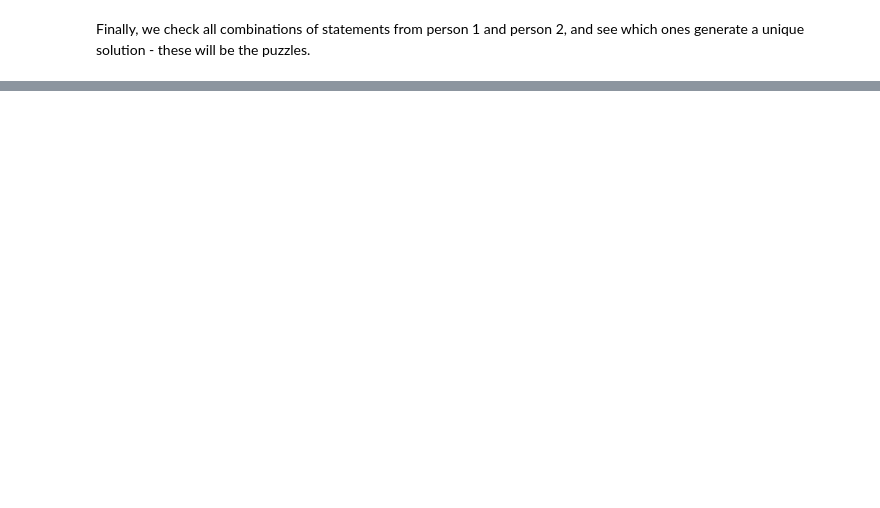
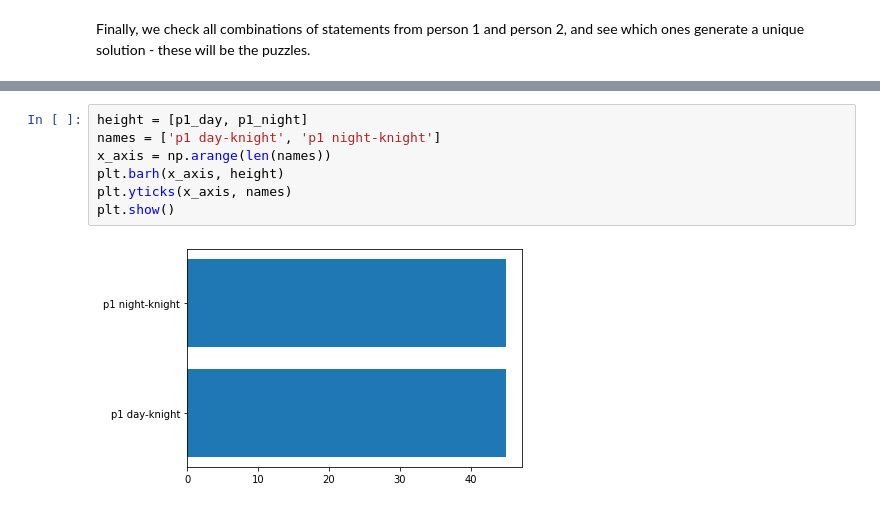
Before and after one commit to dmackinnon1/pynotes, a Jupyter notebook: Subterranea.ipynb, the cells around one changed output, grey strips where cells are left out. Saved outputs shown, nothing was run; the diff lists cells and outputs as text; blank space fills up the shorter version.

```diff
--- a/Subterranea.ipynb
+++ b/Subterranea.ipynb
@@ -215,0 +367,9 @@ We generated 74 puzzles.
+# %%
+height = [p1_day, p1_night]
+names = ['p1 day-knight', 'p1 night-knight']
+x_axis = np.arange(len(names))
+plt.barh(x_axis, height)
+plt.yticks(x_axis, names)
+plt.show()
+# %% [output]
+[figure, added]
```
Also changed, not shown: parts of 18 cells of this notebook.
